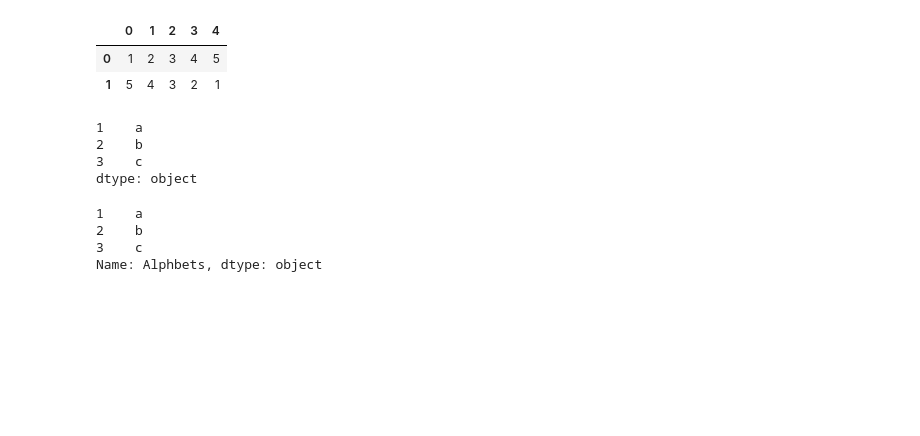
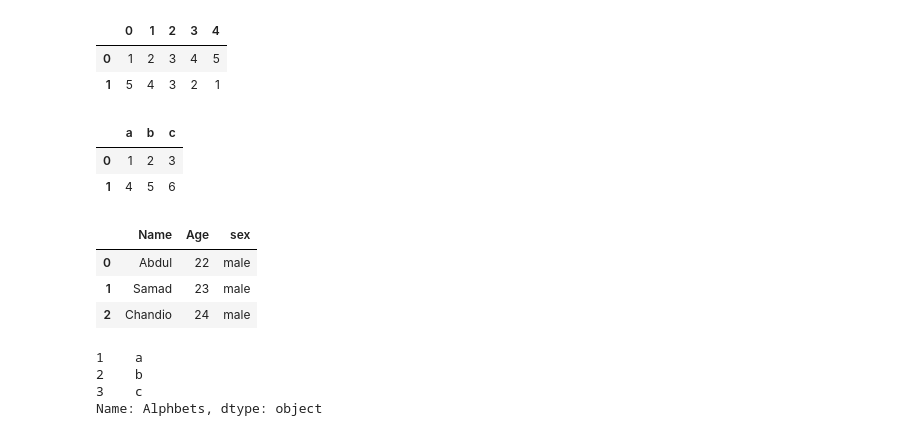
Before and after one commit to chandiosamad07/AI, a Jupyter notebook: Python/Pandas.ipynb, the cells around one changed output. Saved outputs shown, nothing was run; the diff lists cells and outputs as text; code cells hidden in the pictures; blank space fills up the shorter version.

```diff
--- a/Python/Pandas.ipynb
+++ b/Python/Pandas.ipynb
@@ -65,13 +65,24 @@ df
 | 0 | 1 | 2 | 3 | 4 | 5 |
 | 1 | 5 | 4 | 3 | 2 | 1 |
 # %%
-a = pd.Series(['a','b','c'], index = [1,2,3])
-a
+dic = [{'a':1,'b':2,'c':3},{'a':4,'b':5,'c':6}]
+df= pd.DataFrame(dic)
+df
 # %% [output]
-1    a
-2    b
-3    c
-dtype: object
+|  | a | b | c |
+| 0 | 1 | 2 | 3 |
+| 1 | 4 | 5 | 6 |
+# %%
+dict = pd.DataFrame({ "Name":["Abdul","Samad","Chandio"],
+                    "Age":[22,23,24],
+                    "sex":["male","male","male"]})
+
+dict
+# %% [output]
+|  | Name | Age | sex |
+| 0 | Abdul | 22 | male |
+| 1 | Samad | 23 | male |
+| 2 | Chandio | 24 | male |
 # %%
 a = pd.Series(['a','b','c'], index = [1,2,3] , name = "Alphbets")
 a
```
